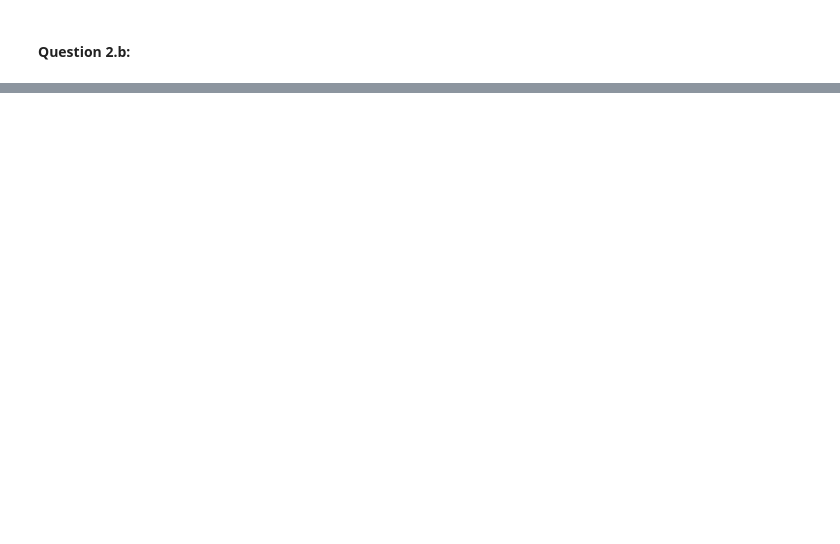
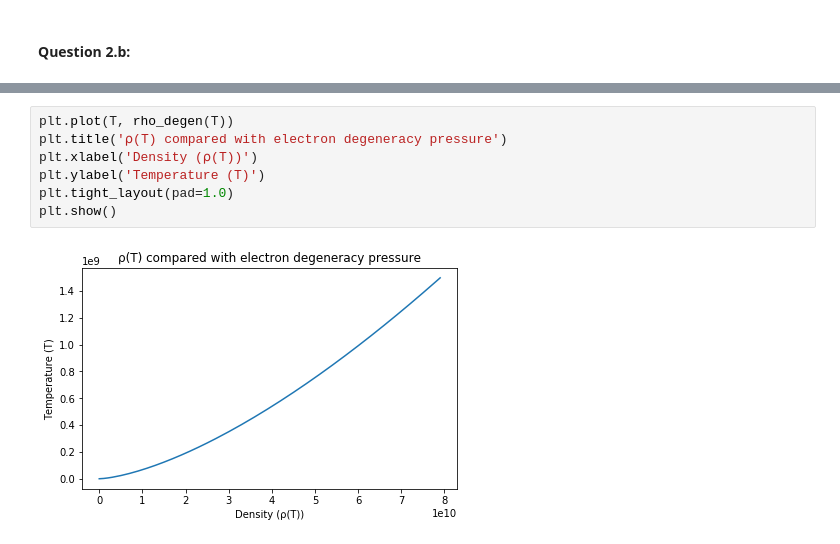
Before and after one commit to wildAstroboy/astro_4090, a Jupyter notebook: Homework 1.ipynb, the cells around one changed output, grey strips where cells are left out. Saved outputs shown, nothing was run; the diff lists cells and outputs as text; blank space fills up the shorter version.

```diff
--- a/Homework 1.ipynb
+++ b/Homework 1.ipynb
@@ -103,0 +128,9 @@ The average density is 1.0291418414235123 g/cm^3
+# %%
+plt.plot(T, rho_degen(T))
+plt.title('⍴(T) compared with electron degeneracy pressure')
+plt.xlabel('Density (⍴(T))')
+plt.ylabel('Temperature (T)')
+plt.tight_layout(pad=1.0)
+plt.show()
+# %% [output]
+[figure, added]
```
Also changed, not shown: parts of 4 cells of this notebook.
